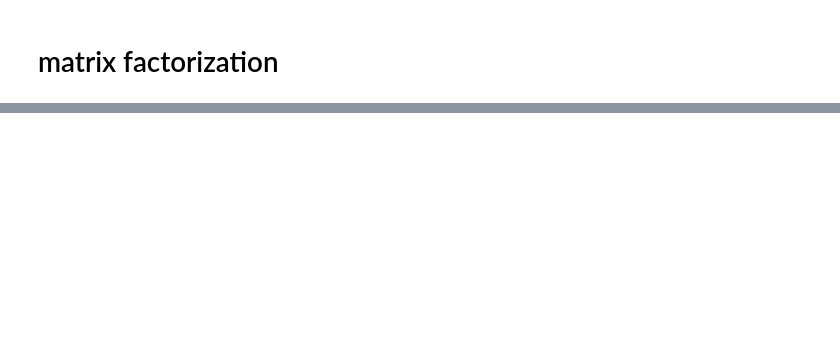
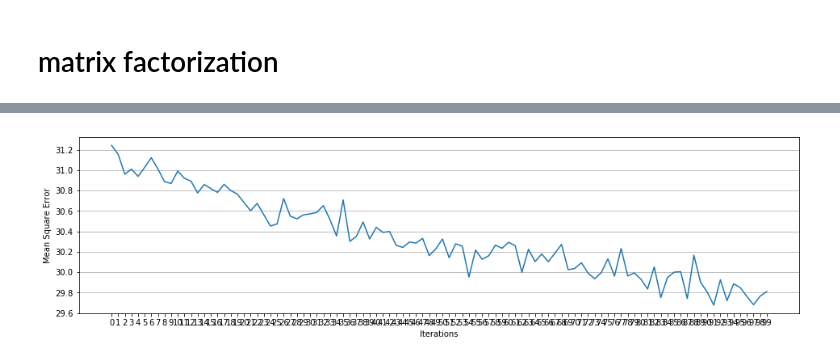
Before and after one commit to ChenBoSyun/simple-implement-Matrix-Factorization-for-recsys, a Jupyter notebook: main.ipynb, the cells around one changed output, grey strips where cells are left out. Saved outputs shown, nothing was run; the diff lists cells and outputs as text; code cells hidden in the pictures; blank space fills up the shorter version.

```diff
--- a/main.ipynb
+++ b/main.ipynb
@@ -91,4 +129,6 @@ class MF():
     def result(self):
         return self._bias + self._user_bias[:,np.newaxis] + self._item_bias[np.newaxis:,] + np.dot(self._U , self._V.T )
 # %%
-mf = MF(100 , rating_data , 100 , 0.1 , 0.01)
+mf = MF(100 , rating_data ,100 , 0.05 , 0.01)
+# %%
+training_process = mf.train()
@@ -94,0 +162,11 @@ mf = MF(100 , rating_data , 100 , 0.1 , 0.01)
+# %%
+x = [x for x, y in training_process]
+y = [y for x, y in training_process]
+plt.figure(figsize=((16,4)))
+plt.plot(x, y)
+plt.xticks(x, x)
+plt.xlabel("Iterations")
+plt.ylabel("Mean Square Error")
+plt.grid(axis="y")
+# %% [output]
+[figure, added]
```
Also changed, not shown: parts of 5 cells of this notebook.
